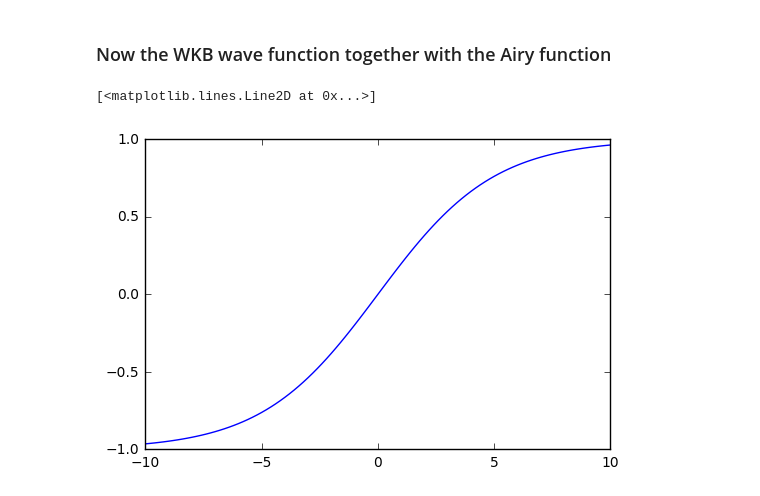
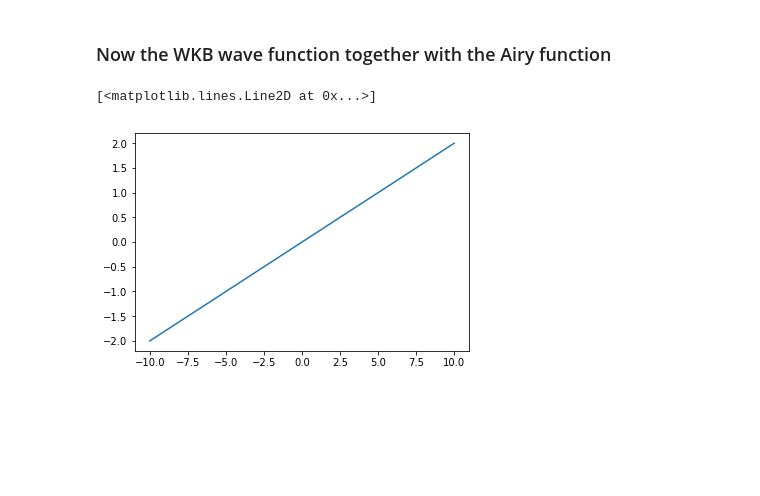
Before and after one commit to michaelwimmer/applications_qm, a Jupyter notebook: Validity of patching approach.ipynb, the cells around one changed output. Cells and saved outputs as stored; diff of their text form; code cells hidden in the pictures; blank space fills up the shorter version.

```diff
--- a/Validity of patching approach.ipynb
+++ b/Validity of patching approach.ipynb
@@ -79,13 +88,15 @@ def plot_patching_region(V, E, start, stop, m=1):
 # %%
 start = -10
 stop = 10
 
 def V(x):
-    return np.tanh(x/5.)
+    return 0.2 * x
+    #return 0.01 * (x+10)**2 -2
+    #return np.tanh(x/5.)
 
 xs = np.linspace(start, stop, 101)
 plt.plot(xs, V(xs))
 # %% [output]
 [<matplotlib.lines.Line2D at 0x...>]
-[figure, old version]
+[figure, new version]
 # %%
```
Also changed, not shown: parts of 5 cells of this notebook.
